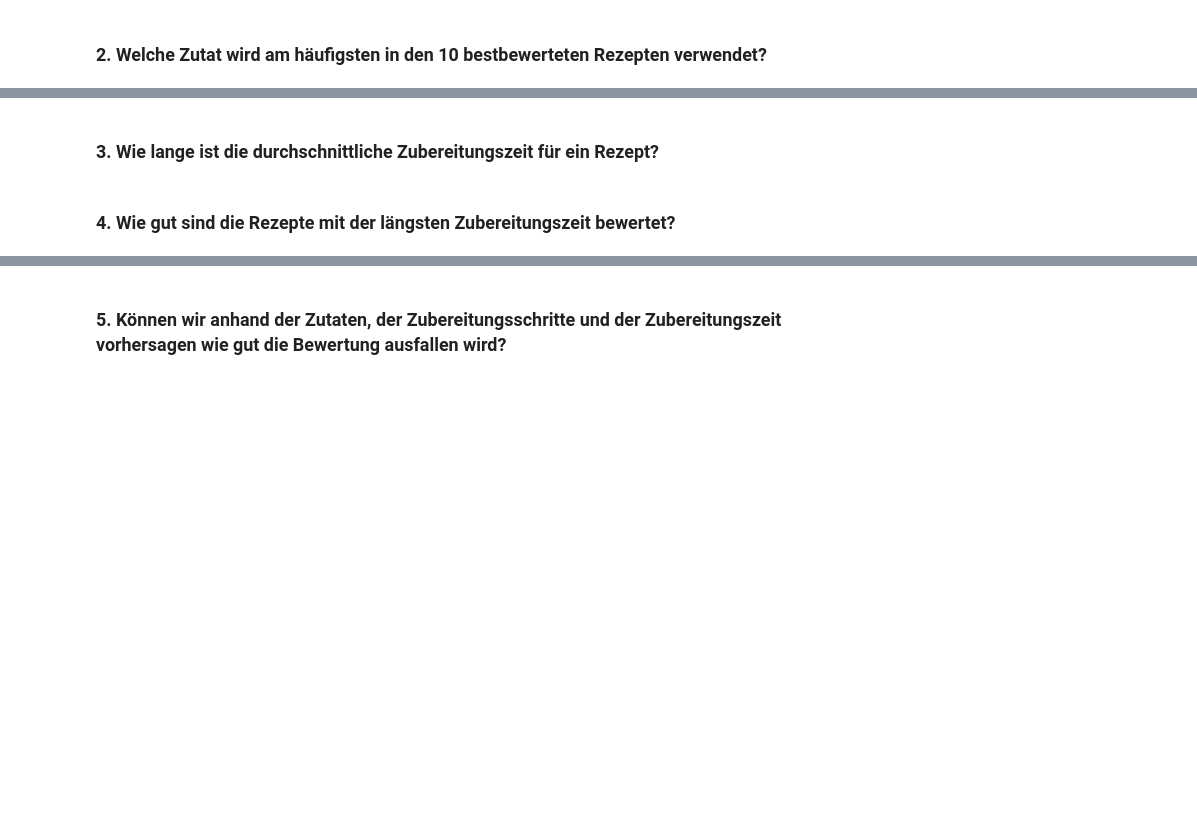
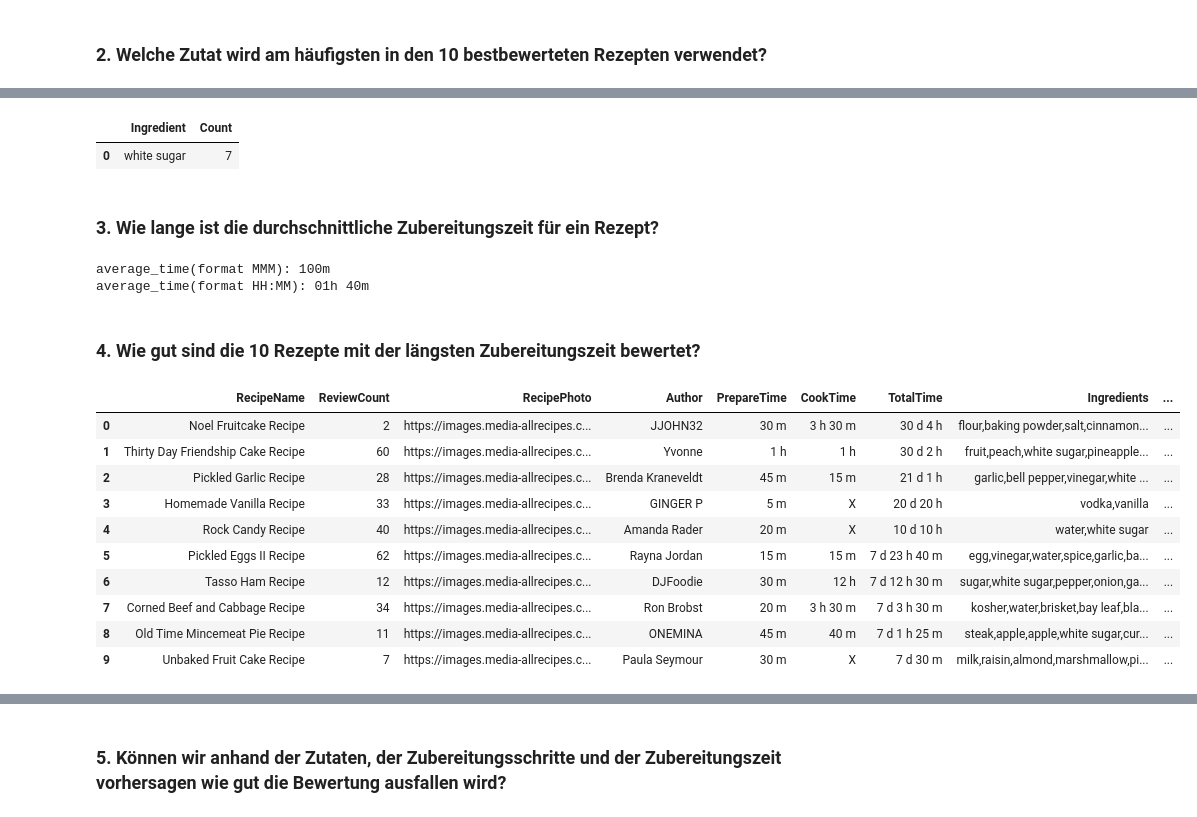
Before and after one commit to PatrikHubster/Recipes, a Jupyter notebook: bdv.ipynb, the cells around one changed output, grey strips where cells are left out. Drawn from its saved outputs; the diff is of its cells as text; code cells hidden in the pictures; blank space fills up the shorter version.

```diff
--- a/bdv.ipynb
+++ b/bdv.ipynb
@@ -102,11 +152,44 @@ best_ten_recipes\
     .join(ingredients, on="RecipeID", how="inner")\
     .groupBy("Ingredient")\
     .count()\
-    .orderBy("count", ascending=[0])\
     .withColumnRenamed("count", "Count")\
-    .limit(5)\
+    .orderBy("Count", ascending=[0])\
+    .limit(1)\
     .toPandas()
+# %% [output]
+|  | Ingredient | Count |
+| 0 | white sugar | 7 |
 # %% [markdown]
 ### 3. Wie lange ist die durchschnittliche Zubereitungszeit für ein Rezept?
+# %%
+average_time = recipes\
+    .agg(mean("TotalTimeConverted"))\
+    .withColumnRenamed("avg(TotalTimeConverted)", "AvgTotalTime")\
+    .select("AvgTotalTime")\
+    .first()[0]
+
+print(f"average_time(format MMM): {int(average_time)}m")
+print(f"average_time(format HH:MM): {'{:02d}h {:02d}m'.format(*divmod(int(average_time), 60))}")
+# %% [output]
+average_time(format MMM): 100m
+average_time(format HH:MM): 01h 40m
 # %% [markdown]
-### 4. Wie gut sind die Rezepte mit der längsten Zubereitungszeit bewertet?
+### 4. Wie gut sind die 10 Rezepte mit der längsten Zubereitungszeit bewertet?
+# %%
+ten_longest_recipes = recipes\
+    .orderBy("TotalTimeConverted", ascending=[0])\
+    .limit(10)
+
+ten_longest_recipes.toPandas()
+# %% [output]
+|  | RecipeName | ReviewCount | RecipePhoto | Author | PrepareTime | CookTime | TotalTime | Ingredients | ... |
+| 0 | Noel Fruitcake Recipe | 2 | https://images.media-allrecipes.c... | JJOHN32 | 30 m | 3 h 30 m | 30 d 4 h | flour,baking powder,salt,cinnamon... | ... |
+| 1 | Thirty Day Friendship Cake Recipe | 60 | https://images.media-allrecipes.c... | Yvonne | 1 h | 1 h | 30 d 2 h | fruit,peach,white sugar,pineapple... | ... |
+| 2 | Pickled Garlic Recipe | 28 | https://images.media-allrecipes.c... | Brenda Kraneveldt | 45 m | 15 m | 21 d 1 h | garlic,bell pepper,vinegar,white ... | ... |
+| 3 | Homemade Vanilla Recipe | 33 | https://images.media-allrecipes.c... | GINGER P | 5 m | X | 20 d 20 h | vodka,vanilla | ... |
+| 4 | Rock Candy Recipe | 40 | https://images.media-allrecipes.c... | Amanda Rader | 20 m | X | 10 d 10 h | water,white sugar | ... |
+| 5 | Pickled Eggs II Recipe | 62 | https://images.media-allrecipes.c... | Rayna Jordan | 15 m | 15 m | 7 d 23 h 40 m | egg,vinegar,water,spice,garlic,ba... | ... |
+| 6 | Tasso Ham Recipe | 12 | https://images.media-allrecipes.c... | DJFoodie | 30 m | 12 h | 7 d 12 h 30 m | sugar,white sugar,pepper,onion,ga... | ... |
+| 7 | Corned Beef and Cabbage Recipe | 34 | https://images.media-allrecipes.c... | Ron Brobst | 20 m | 3 h 30 m | 7 d 3 h 30 m | kosher,water,brisket,bay leaf,bla... | ... |
+| 8 | Old Time Mincemeat Pie Recipe | 11 | https://images.media-allrecipes.c... | ONEMINA | 45 m | 40 m | 7 d 1 h 25 m | steak,apple,apple,white sugar,cur... | ... |
+| 9 | Unbaked Fruit Cake Recipe | 7 | https://images.media-allrecipes.c... | Paula Seymour | 30 m | X | 7 d 30 m | milk,raisin,almond,marshmallow,pi... | ... |
```
Also changed, not shown: parts of 8 cells of this notebook.
